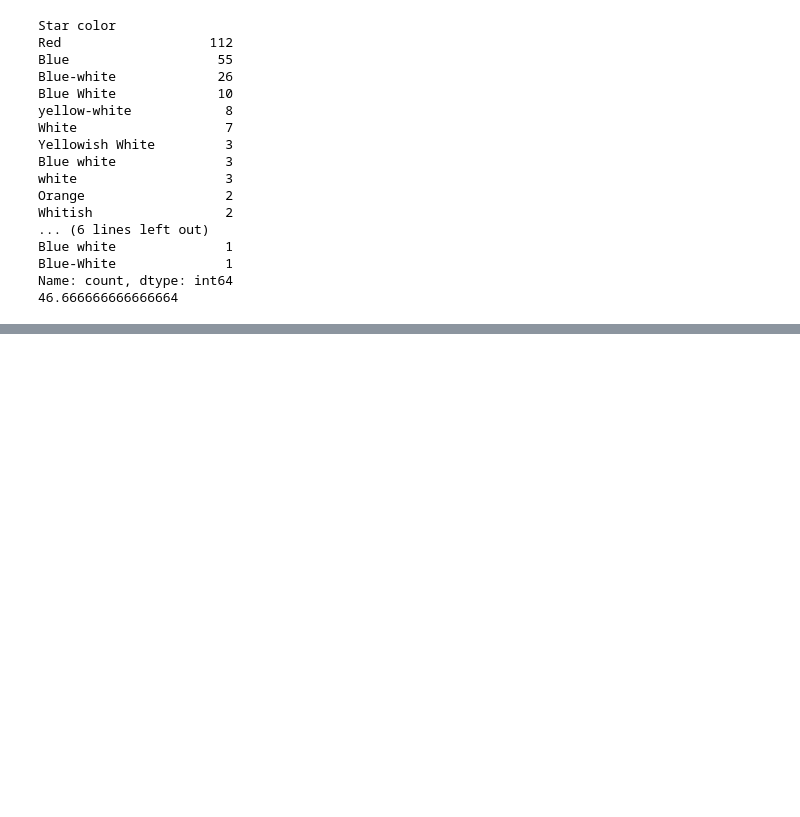
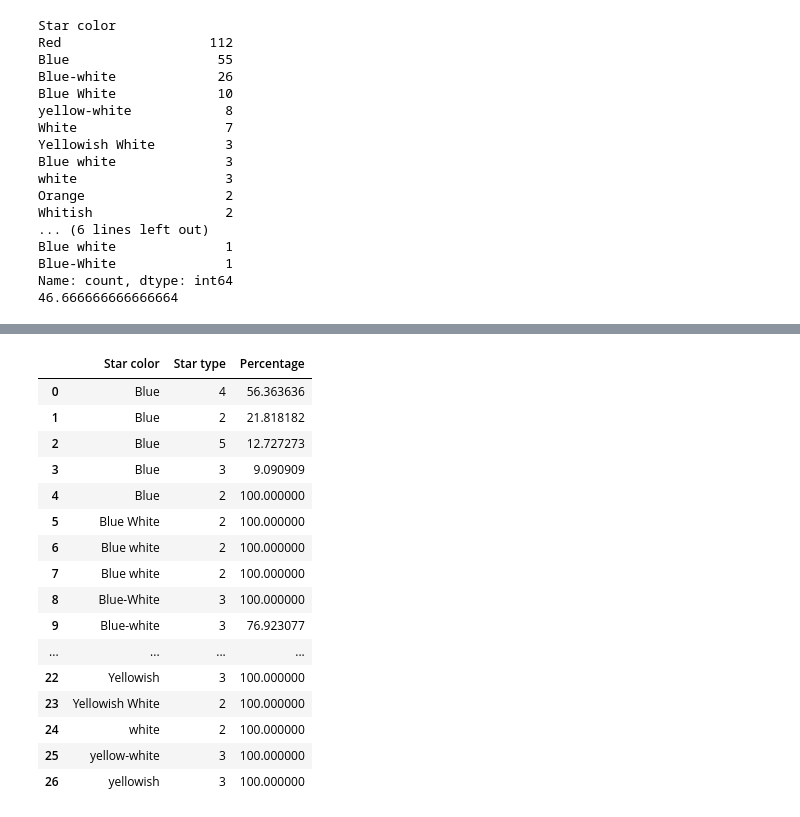
Before and after one commit to vnikolo1/DataMiningProj2, a Jupyter notebook: main.ipynb, the cells around one changed output, grey strips where cells are left out. Cells and saved outputs as stored; diff of their text form; code cells hidden in the pictures; blank space fills up the shorter version.

```diff
--- a/main.ipynb
+++ b/main.ipynb
@@ -68,0 +91,24 @@ type1.head()
+# %%
+star_probs = (
+    cleaned.groupby("Star color")["Star type"].value_counts(normalize=True).mul(100).rename("Percentage").reset_index()
+)
+
+star_probs
+# %% [output]
+|  | Star color | Star type | Percentage |
+| 0 | Blue | 4 | 56.363636 |
+| 1 | Blue | 2 | 21.818182 |
+| 2 | Blue | 5 | 12.727273 |
+| 3 | Blue | 3 | 9.090909 |
+| 4 | Blue | 2 | 100.000000 |
+| 5 | Blue White | 2 | 100.000000 |
+| 6 | Blue white | 2 | 100.000000 |
+| 7 | Blue white | 2 | 100.000000 |
+| 8 | Blue-White | 3 | 100.000000 |
+| 9 | Blue-white | 3 | 76.923077 |
+| ... | ... | ... | ... |
+| 22 | Yellowish | 3 | 100.000000 |
+| 23 | Yellowish White | 2 | 100.000000 |
+| 24 | white | 2 | 100.000000 |
+| 25 | yellow-white | 3 | 100.000000 |
+| 26 | yellowish | 3 | 100.000000 |
```
Also changed, not shown: parts of 14 cells of this notebook.
